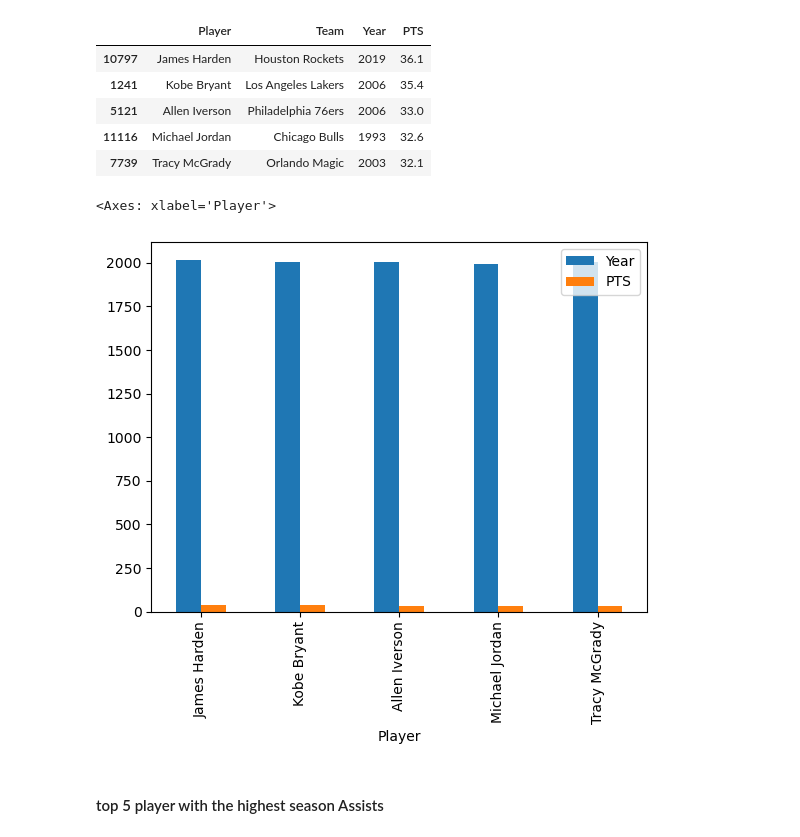
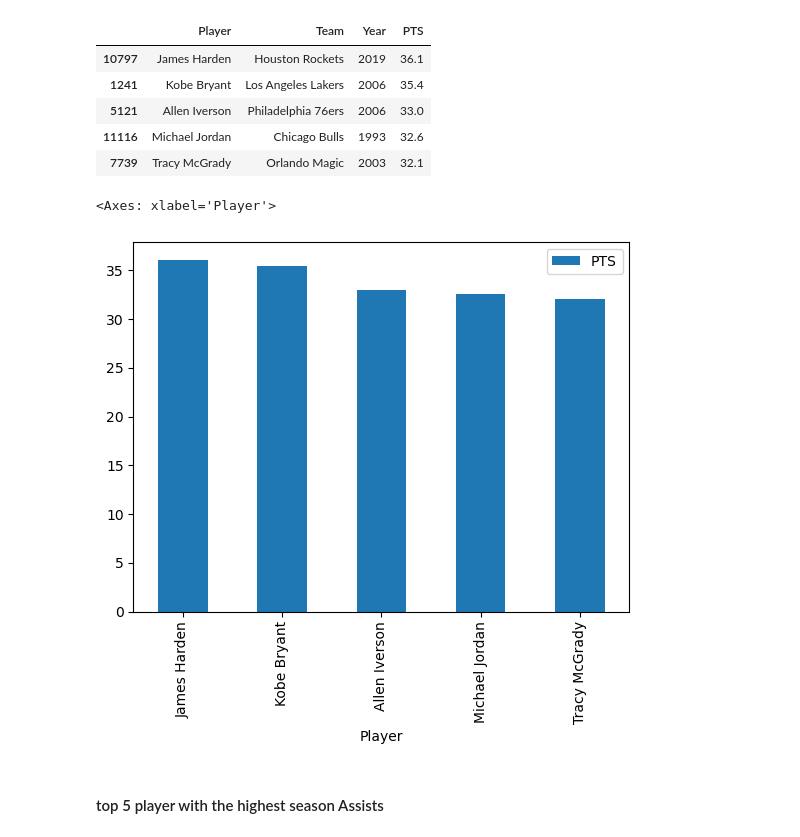
Before and after one commit to khaled-gohar/Python_PBI_NBA-Analysis, a Jupyter notebook: NBA_Analysis.ipynb, the cells around one changed output. Saved outputs shown, nothing was run; the diff lists cells and outputs as text; code cells hidden in the pictures.

```diff
--- a/NBA_Analysis.ipynb
+++ b/NBA_Analysis.ipynb
@@ -201,10 +201,10 @@ highest_per_season[['Player','Team','Year','PTS']].sort_values('PTS',ascending=F
 | 11116 | Michael Jordan | Chicago Bulls | 1993 | 32.6 |
 | 7739 | Tracy McGrady | Orlando Magic | 2003 | 32.1 |
 # %%
-highest_per_season[['Player','Team','Year','PTS']].sort_values('PTS',ascending=False).head(5).plot.bar('Player')
+highest_per_season[['Player','Team','PTS']].sort_values('PTS',ascending=False).head(5).plot.bar('Player')
 # %% [output]
 <Axes: xlabel='Player'>
-[figure, old version]
+[figure, new version]
 # %% [markdown]
 #### top 5 player with the highest season Assists
 # %%
```
Also changed, not shown: parts of 7 cells of this notebook, 13 other files.
